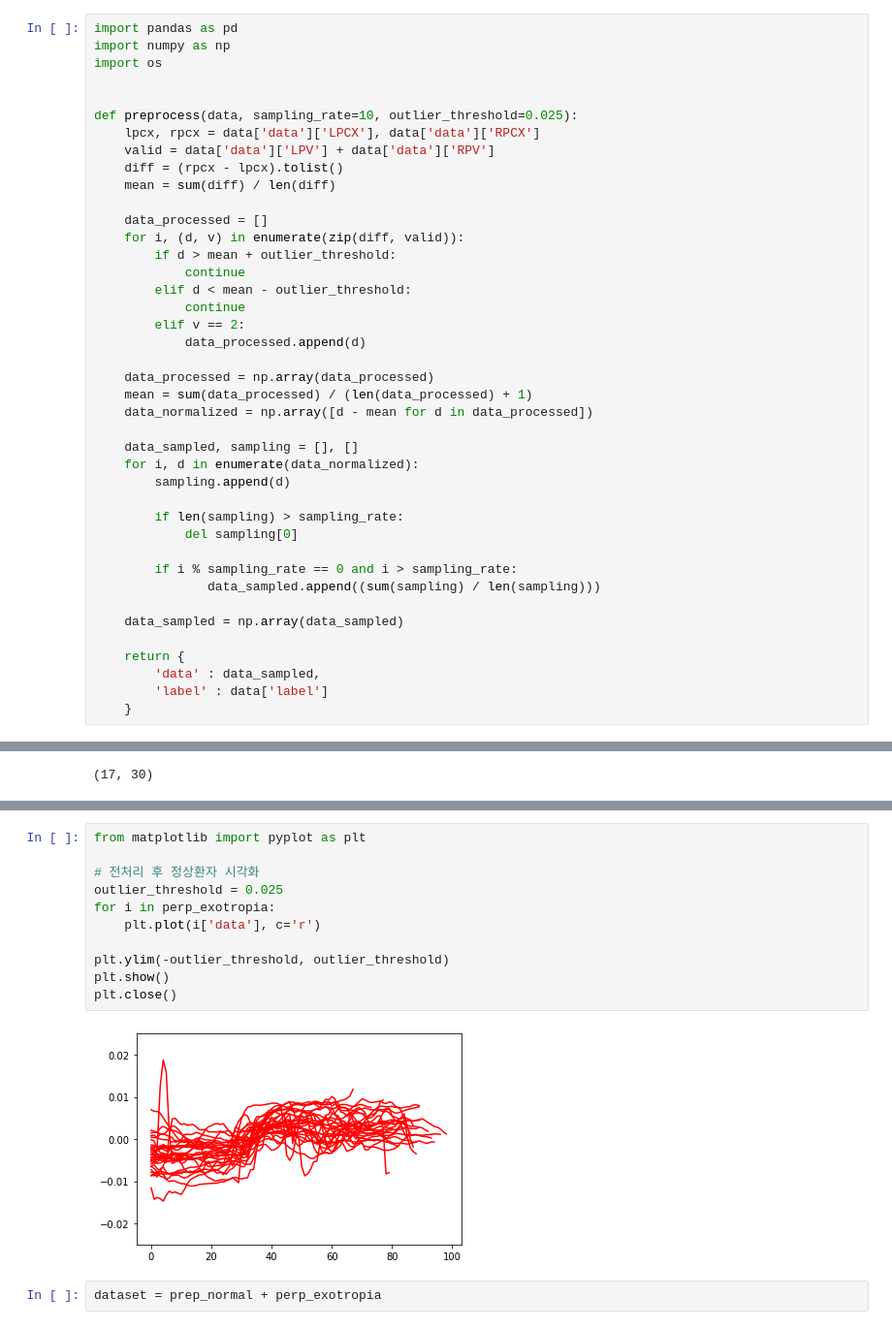
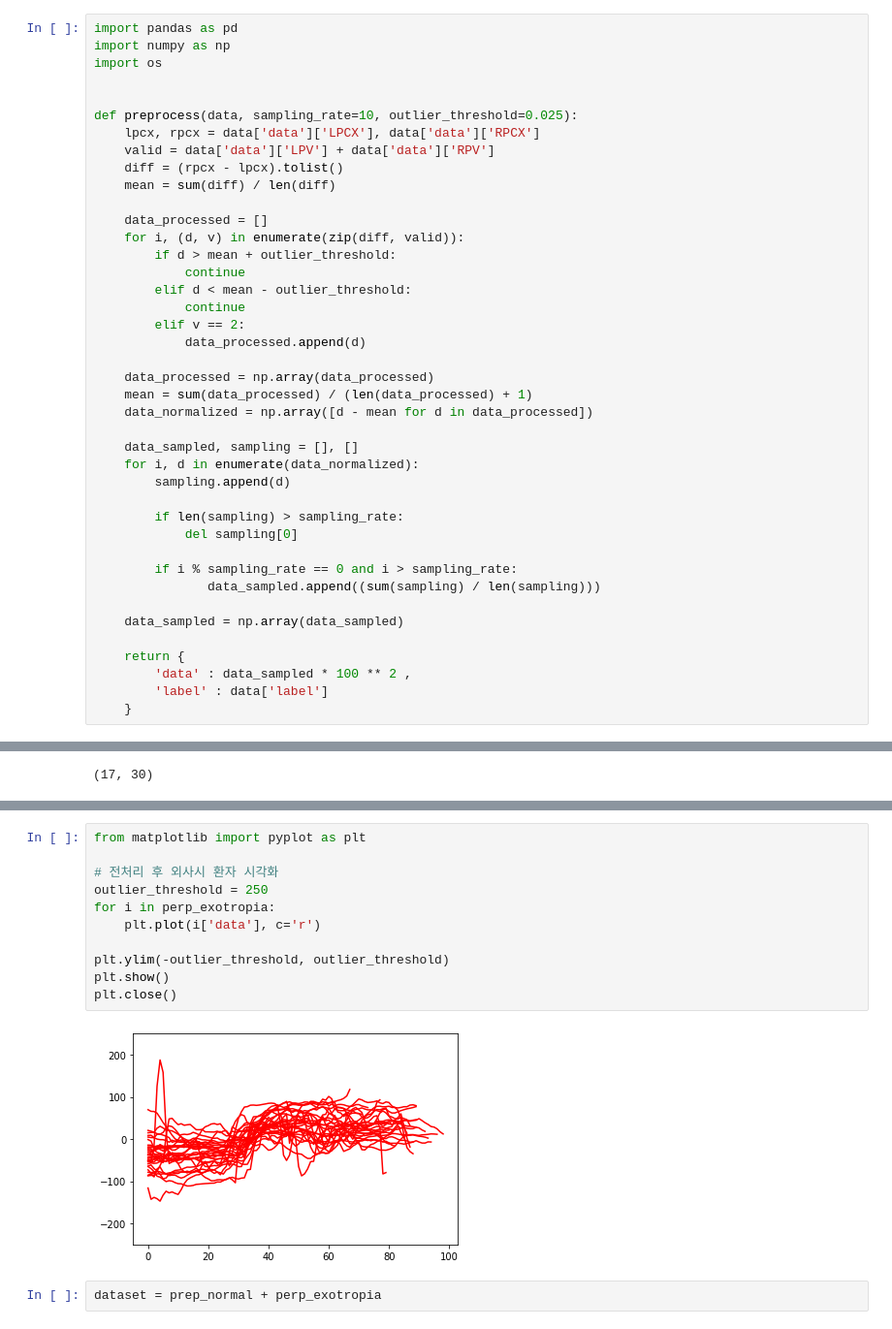
Before and after one commit to hyunwoongko/strabismus-recognition, a Jupyter notebook: analysis/analysis.ipynb, the cells around one changed output, grey strips where cells are left out. Shown at 97% size. Saved outputs shown, nothing was run; the diff lists cells and outputs as text.

```diff
--- a/analysis/analysis.ipynb
+++ b/analysis/analysis.ipynb
@@ -88,7 +88,7 @@ def preprocess(data, sampling_rate=10, outlier_threshold=0.025):
     data_sampled = np.array(data_sampled)
 
     return {
-        'data' : data_sampled,
+        'data' : data_sampled * 100 ** 2 ,
         'label' : data['label']
     }
 # %%
@@ -138,16 +138,16 @@ plt.close()
 # %%
 from matplotlib import pyplot as plt
 
-# 전처리 후 정상환자 시각화
-outlier_threshold = 0.025
+# 전처리 후 외사시 환자 시각화
+outlier_threshold = 250
 for i in perp_exotropia:
     plt.plot(i['data'], c='r')
 
 plt.ylim(-outlier_threshold, outlier_threshold)
 plt.show()
 plt.close()
 # %% [output]
-[figure, old version]
+[figure, new version]
 # %%
 dataset = prep_normal + perp_exotropia
 # %%
```
Also changed, not shown: parts of 6 cells of this notebook.
